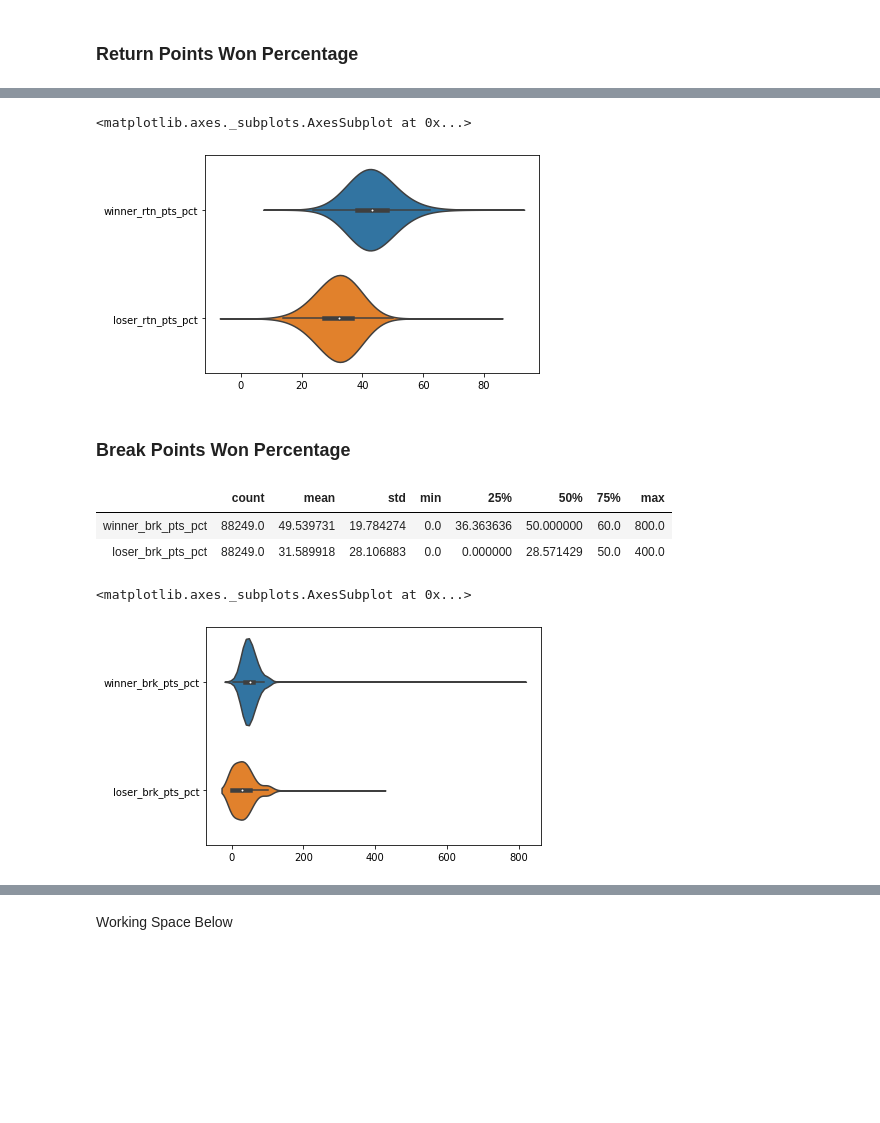
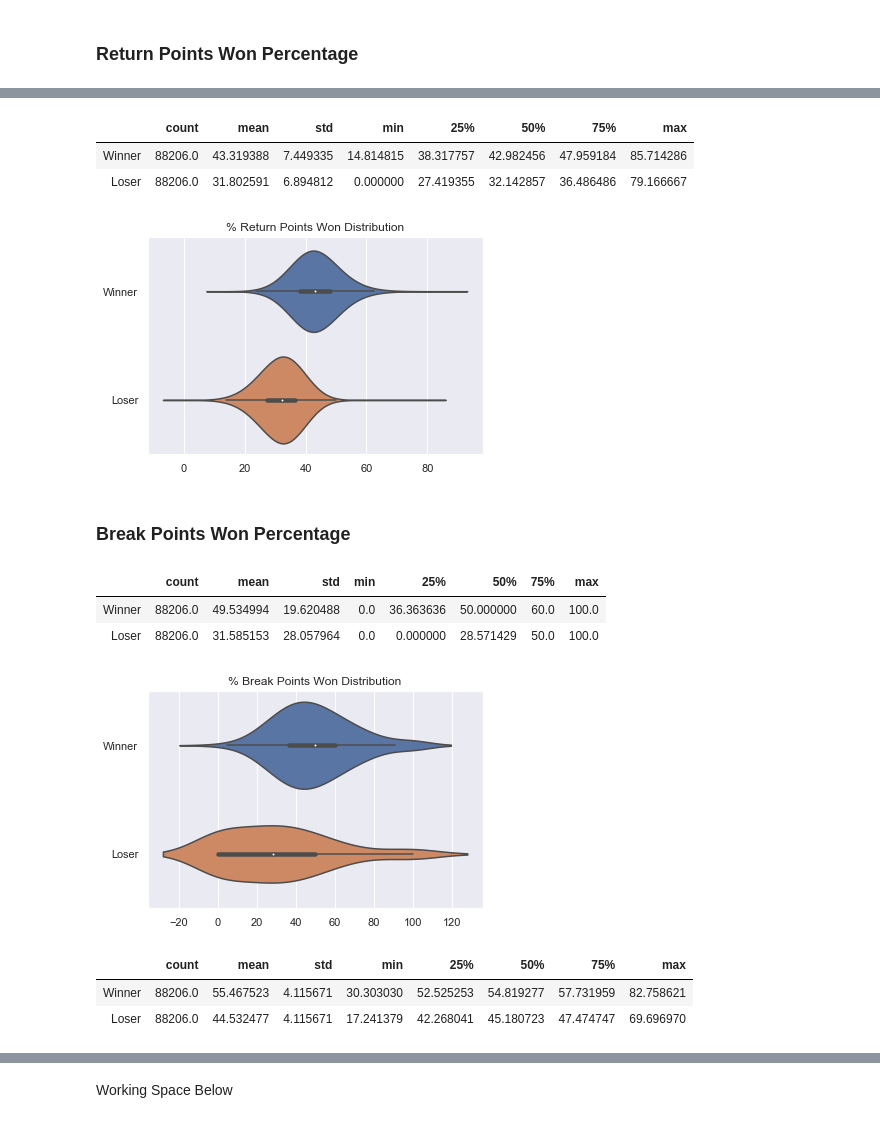
Before and after one commit to datascitriguy/springboard, a Jupyter notebook: Step 2 - EDA (ATP Database).ipynb, the cells around one changed output, grey strips where cells are left out. Drawn from its saved outputs; the diff is of its cells as text; code cells hidden in the pictures; blank space fills up the shorter version.

```diff
--- a/Step 2 - EDA (ATP Database).ipynb
+++ b/Step 2 - EDA (ATP Database).ipynb
@@ -95,0 +108,4 @@ On average, the match had a total of 24.63 games played.
+# %%
+sns.set(color_codes=True)
+sns.distplot(statsdf['match_duration'],bins=20, kde=True, axlabel='Match Duration (minutes)').set_title('Match Duration Distribution');
+plt.savefig("matchduration.png")
@@ -95,0 +114,4 @@ On average, the match had a total of 24.63 games played.
+# %%
+sns.set(color_codes=True)
+sns.distplot(statsdf['winner_total_points_total'],bins=20, axlabel='Total Points Played').set_title('Total Points Played Distribution');
+plt.savefig("totalpointsplayed.png")
@@ -312,37 +385,46 @@ returnpoints_df.describe().T
+# %%
+# Pre-format DataFrame
+returnpoints_stats_columns = ['winner_rtn_pts_pct','loser_rtn_pts_pct']
+returnpoints_stats_df = pd.DataFrame(statsdf[returnpoints_stats_columns])
+new_columns = ['Winner', 'Loser']
+returnpoints_stats_df.columns = new_columns
+returnpoints_stats_df.describe().T
+# %% [output]
+|  | count | mean | std | min | 25% | 50% | 75% | max |
+| Winner | 88206.0 | 43.319388 | 7.449335 | 14.814815 | 38.317757 | 42.982456 | 47.959184 | 85.714286 |
+| Loser | 88206.0 | 31.802591 | 6.894812 | 0.000000 | 27.419355 | 32.142857 | 36.486486 | 79.166667 |
 # %%
-sns.violinplot(data = returnpoints_df, bw=0.5, orient="h")
+ax = sns.violinplot(data = returnpoints_stats_df, bw=0.5, orient="h")
+ax.set_title('% Return Points Won Distribution')
+plt.savefig("returnptspctviolinplot.png")
 # %% [output]
-<matplotlib.axes._subplots.AxesSubplot at 0x...>
-[figure, old version]
+[figure, new version]
 # %% [markdown]
 ### Break Points Won Percentage
-# %%
-# Pre-format DataFrame
-breakpoints_stats_df = statsdf.drop(['match_id', 'match_duration', 'winner_break_points_return_total', 'loser_break_points_return_total', 'winner_player_id', 'rank_dif',
-                             'ace_dif','winner_df_pct','loser_df_pct','df_dif','winner_srv_pts_pct','loser_srv_pts_pct','srv_pts_dif','winner_sets_won',
-                             'winner_games_won', 'winner_tiebreaks_won', 'winner_rank_number', 'winner_ranking_points', 'loser_player_id', 'loser_games_won',
-                             'loser_tiebreaks_won', 'BeginWeek_y', 'winner_ace_pct','loser_ace_pct','rtn_pts_dif','winner_rtn_pts_pct','loser_rtn_pts_pct',
-                             'match_score_tiebreaks_y', 'loser_sets_won', 'loser_rank_number', 'loser_ranking_points',
-                             'brk_pts_dif', 'winner_points_won_pct', 'loser_points_won_pct', 'total_points_pct_dif', 'winner_aces','winner_double_faults',
-                             'winner_first_serves_in','winner_first_serves_total', 'winner_first_serve_points_won','winner_first_serve_points_total',
-                             'winner_second_serve_points_won','winner_second_serve_points_total','winner_break_points_saved','winner_break_points_serve_total',
-                             'winner_service_points_won','winner_service_points_total','winner_first_serve_return_won','winner_first_serve_return_total',
-                             'winner_second_serve_return_won','winner_second_serve_return_total','winner_break_points_converted','winner_break_points_converted',
-                             'winner_service_games_played','winner_return_games_played','winner_return_points_won','winner_return_points_total','winner_total_points_won',
-                             'winner_total_points_total', 'loser_aces','loser_double_faults','loser_first_serves_in','loser_first_serves_total',
-                             'loser_first_serve_points_won','loser_first_serve_points_total', 'loser_second_serve_points_won','loser_second_serve_points_total',
-                             'loser_break_points_saved','loser_break_points_serve_total','loser_service_points_won', 'loser_service_points_total',
-                             'loser_first_serve_return_won','loser_first_serve_return_total','loser_second_serve_return_won',
-                             'loser_second_serve_return_total','loser_break_points_converted','loser_break_points_converted','loser_service_games_played',
-                             'loser_return_games_played','loser_return_points_won','loser_return_points_total','loser_total_points_won','loser_total_points_total'], axis=1)
-breakpoints_stats_df.head()
-breakpoints_stats_df.describe().T
-# %% [output]
-|  | count | mean | std | min | 25% | 50% | 75% | max |
-| winner_brk_pts_pct | 88249.0 | 49.539731 | 19.784274 | 0.0 | 36.363636 | 50.000000 | 60.0 | 800.0 |
-| loser_brk_pts_pct | 88249.0 | 31.589918 | 28.106883 | 0.0 | 0.000000 | 28.571429 | 50.0 | 400.0 |
+# %%
+# Pre-format DataFrame
+breakpoints_stats_columns = ['winner_brk_pts_pct','loser_brk_pts_pct']
+breakpoints_stats_df = pd.DataFrame(statsdf[breakpoints_stats_columns])
+new_columns = ['Winner', 'Loser']
+breakpoints_stats_df.columns = new_columns
+breakpoints_stats_df.describe().T
+# %% [output]
+|  | count | mean | std | min | 25% | 50% | 75% | max |
+| Winner | 88206.0 | 49.534994 | 19.620488 | 0.0 | 36.363636 | 50.000000 | 60.0 | 100.0 |
+| Loser | 88206.0 | 31.585153 | 28.057964 | 0.0 | 0.000000 | 28.571429 | 50.0 | 100.0 |
 # %%
-sns.violinplot(data = breakpoint_stats_df, bw=0.5, orient="h")
+ax = sns.violinplot(data = breakpoints_stats_df, bw=0.5, orient="h")
+ax.set_title('% Break Points Won Distribution')
+plt.savefig("breakptspctviolinplot.png")
 # %% [output]
-<matplotlib.axes._subplots.AxesSubplot at 0x...>
-[figure, old version]
+[figure, new version]
+# %%
+total_points_won_columns = ['winner_points_won_pct','loser_points_won_pct']
+total_points_df = pd.DataFrame(statsdf[total_points_won_columns])
+new_columns = ['Winner', 'Loser']
+total_points_df.columns = new_columns
+total_points_df.describe().T
+# %% [output]
+|  | count | mean | std | min | 25% | 50% | 75% | max |
+| Winner | 88206.0 | 55.467523 | 4.115671 | 30.303030 | 52.525253 | 54.819277 | 57.731959 | 82.758621 |
+| Loser | 88206.0 | 44.532477 | 4.115671 | 17.241379 | 42.268041 | 45.180723 | 47.474747 | 69.696970 |
```
Also changed, not shown: parts of 33 cells of this notebook, 2 other files.
